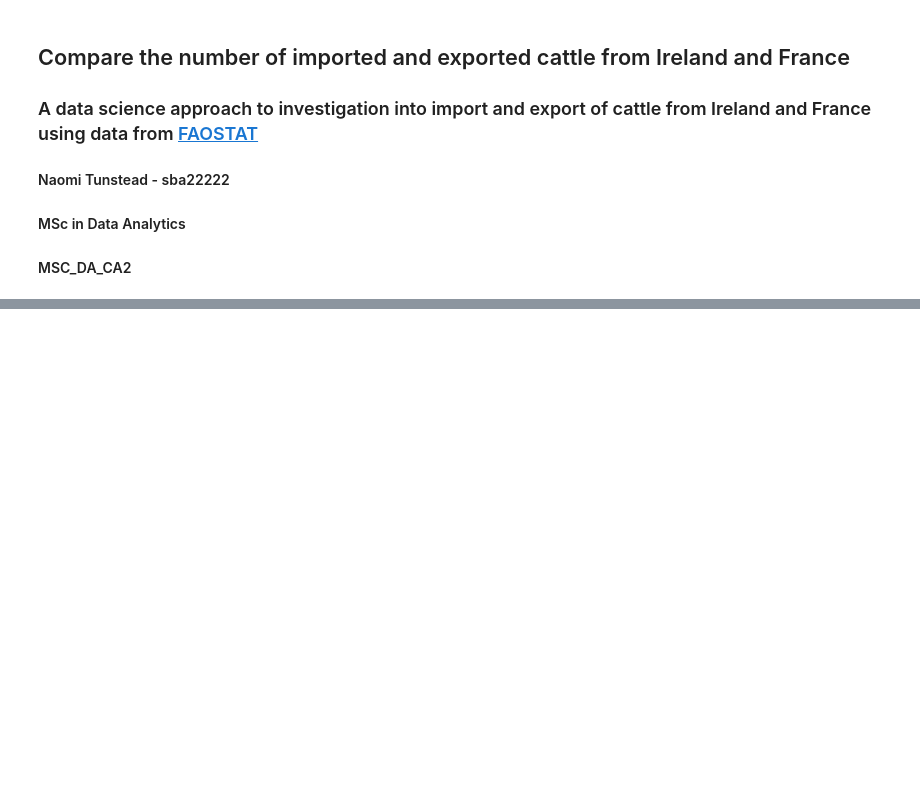
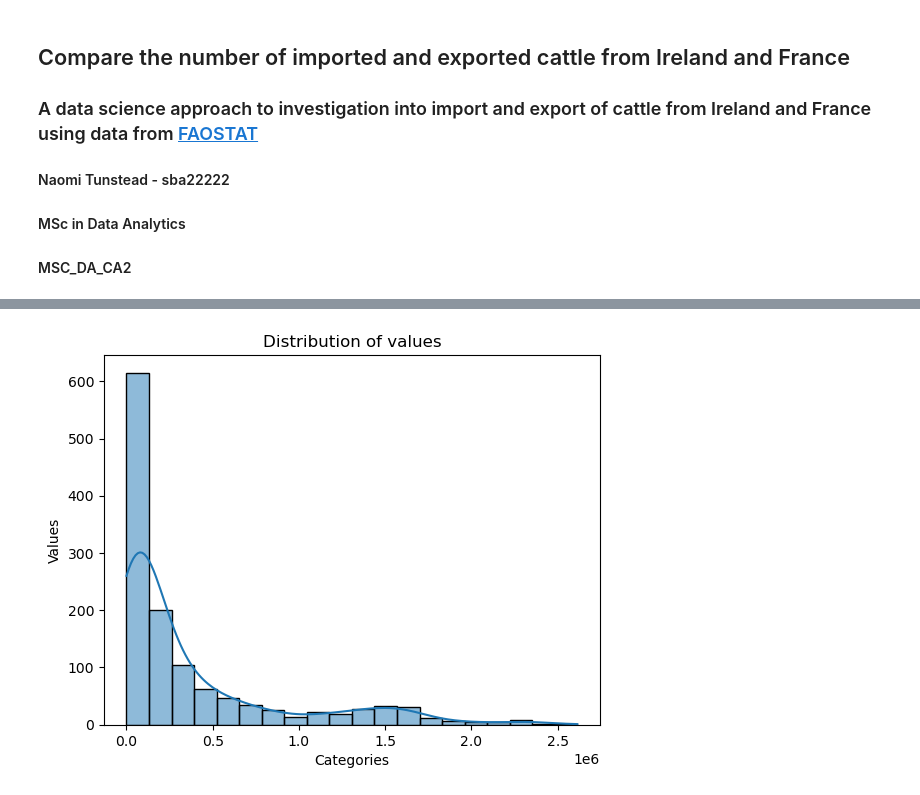
Before and after one commit to sba22222/CA2, a Jupyter notebook: MSC_DA_CA2.ipynb, the cells around one changed output, grey strips where cells are left out. Cells and saved outputs as stored; diff of their text form; code cells hidden in the pictures; blank space fills up the shorter version.

```diff
--- a/MSC_DA_CA2.ipynb
+++ b/MSC_DA_CA2.ipynb
@@ -15,6 +18,6 @@ import numpy as np
 # %%
 # Import the data
-df = pd.read_csv('FAOSTAT_data.csv')
+df = pd.read_csv('FAOSTAT_export_import_data.csv')
 # %%
 # High level overview of the dataset
 df.sample(10)
@@ -36,0 +61,3 @@ vs code trial
+# %%
+#Only keep the columns we want to use
+df = df.iloc[:, [3,5,9,10,11]]
@@ -36,0 +119,7 @@ vs code trial
+# %%
+sns.histplot(data = df, x = 'Value', bins = 20, kde = True)
+plt.title('Distribution of values')
+plt.xlabel('Categories')
+plt.ylabel('Values');
+# %% [output]
+[figure, added]
```
Also changed, not shown: parts of 19 cells of this notebook.
